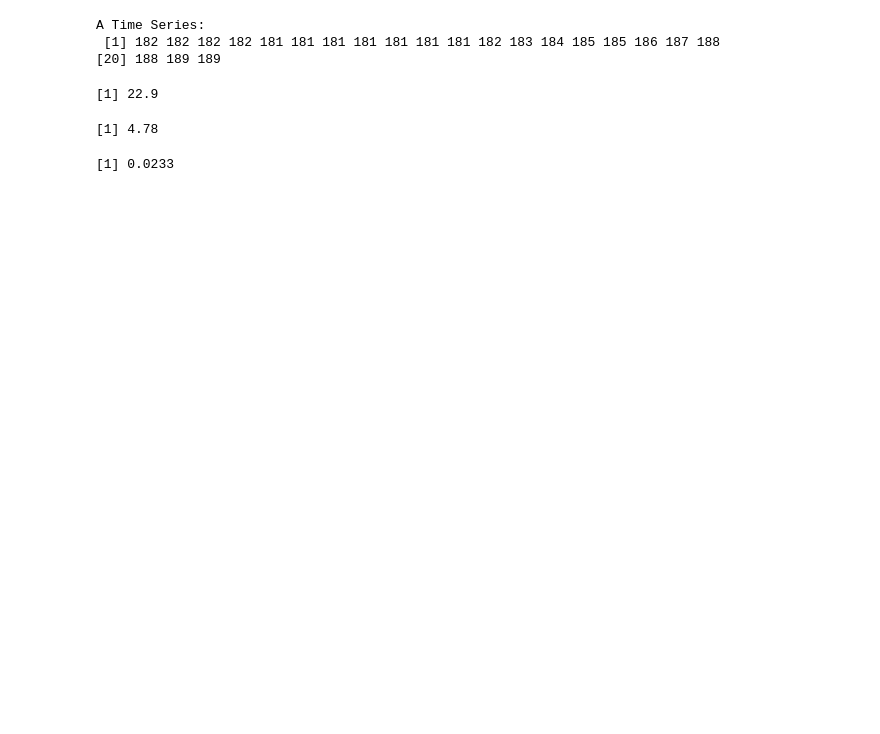
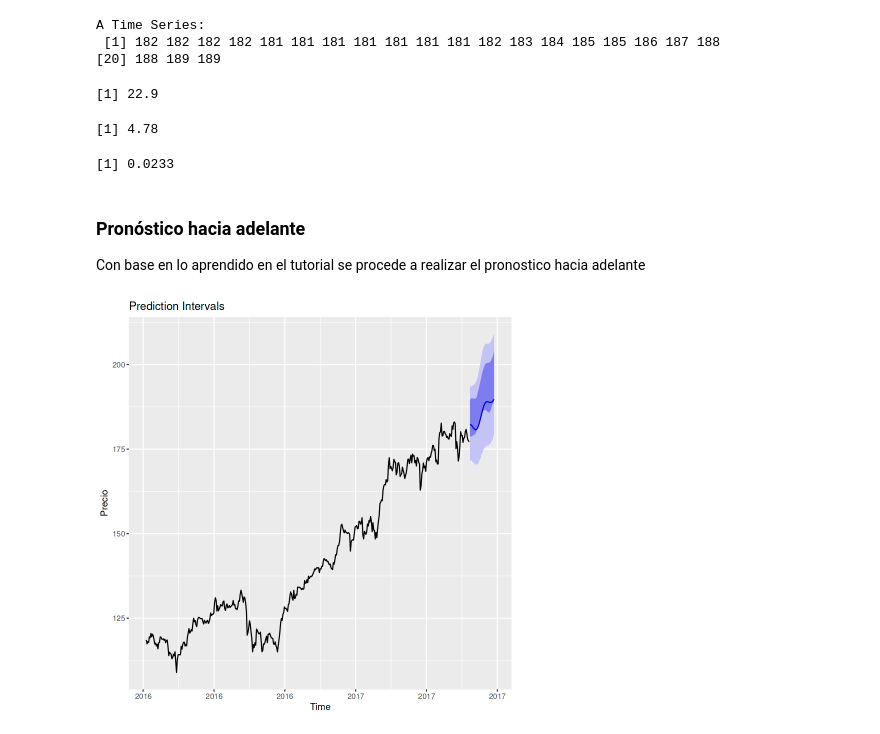
Before and after one commit to jmanjarresm/Pron-sticos---Evaluaci-n-Modulo-2, a Jupyter notebook: SSA/modelo-ssa.ipynb, the cells around one changed output. Saved outputs shown, nothing was run; the diff lists cells and outputs as text; code cells hidden in the pictures; blank space fills up the shorter version.

Commit message:
Pronostico 10 días
Se le agrega a cada modelo el pronostico de 10 días. Quedan pendientes modificaciones

```diff
--- a/SSA/modelo-ssa.ipynb
+++ b/SSA/modelo-ssa.ipynb
@@ -299,3 +299,16 @@ MAPE1
 [1] 22.9
 [1] 4.78
 [1] 0.0233
+# %% [markdown]
+### Pronóstico hacia adelante
+
+Con base en lo aprendido en el tutorial se procede a realizar el pronostico hacia adelante
+# %%
+# Genera un nuevo pronóstico que incluye tambien los 10 dias extras
+pronostico2<-forecast(s1, groups = list(c(1:5, 8:9, 10:11)), len=h+10, method="recurrent",
+                                   interval = "prediction", level=c(0.8, 0.99),only.new=TRUE )
+# %%
+## Se Gráfica
+autoplot(pronostico2, type="l", main="Prediction Intervals", ylab="Precio")
+# %% [output]
+[figure, added]
```
Also changed, not shown: parts of 2 cells of this notebook, 3 other files.
